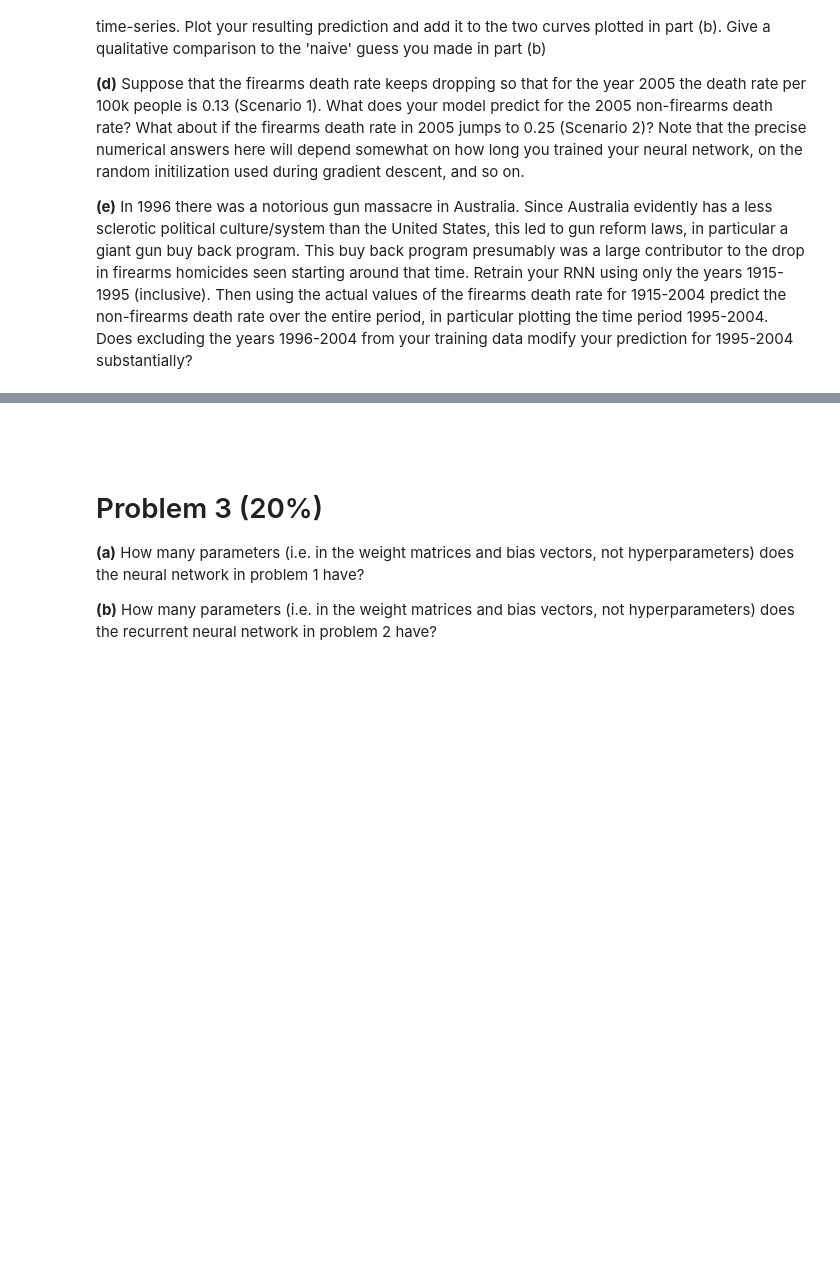
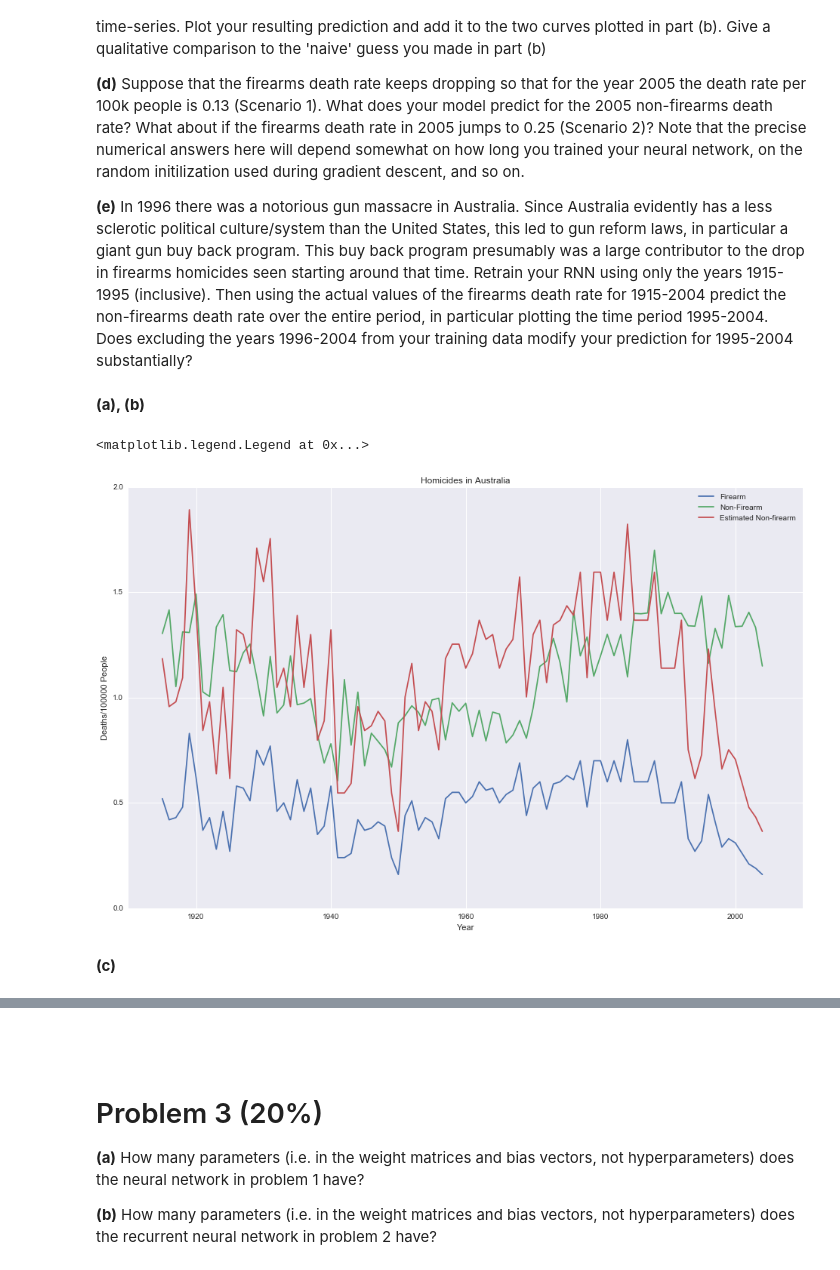
Before and after one commit to afcarl/machine_learning, a Jupyter notebook: homework5/nn2_hw.ipynb, the cells around one changed output, grey strips where cells are left out. Cells and saved outputs as stored; diff of their text form; code cells hidden in the pictures; blank space fills up the shorter version.

```diff
--- a/homework5/nn2_hw.ipynb
+++ b/homework5/nn2_hw.ipynb
@@ -118,3 +118,5 @@ __(c)__ Train a RNN with 3 hidden units that uses the firearms time-series to pr
 __(d)__ Suppose that the firearms death rate keeps dropping so that for the year 2005 the death rate per 100k people is 0.13 (Scenario 1). What does your model predict for the 2005 non-firearms death rate? What about if the firearms death rate in 2005 jumps to 0.25 (Scenario 2)? Note that the precise numerical answers here will depend somewhat on how long you trained your neural network, on the random initilization used during gradient descent, and so on.
 
 __(e)__ In 1996 there was a notorious gun massacre in Australia. Since Australia evidently has a less sclerotic political culture/system than the United States, this led to gun reform laws, in particular a giant gun buy back program. This buy back program presumably was a large contributor to the drop in firearms homicides seen starting around that time. Retrain your RNN using only the years 1915-1995 (inclusive). Then using the actual values of the firearms death rate for 1915-2004 predict the non-firearms death rate over the entire period, in particular plotting the time period 1995-2004. Does excluding the years 1996-2004 from your training data modify your prediction for 1995-2004 substantially?
+# %% [markdown]
+__(a), (b)__
@@ -120,0 +125,19 @@ __(e)__ In 1996 there was a notorious gun massacre in Australia. Since Australia
+# %%
+homicides = pd.read_csv('deaths-from-homicides.csv', dtype={'Year': int})
+# %%
+figure, ax = plt.subplots(figsize=(16,10))
+ax.plot(homicides.Year, homicides.Firearm, label="Firearm")
+ax.plot(homicides.Year, homicides['Non firearm'], label="Non-Firearm")
+ax.plot(homicides.Year,homicides.Firearm*(homicides['Non firearm'].mean()/homicides.Firearm.mean()), label="Estimated Non-firearm")
+
+ax.set_xlabel('Year')
+ax.set_ylabel('Deaths/100000 People')
+ax.set_title('Homicides in Australia')
+
+# Add the legend, put it in the upper left so it doesn't conflict with data
+ax.legend()
+# %% [output]
+<matplotlib.legend.Legend at 0x...>
+[figure, added]
+# %% [markdown]
+__(c)__
```
Also changed, not shown: parts of 14 cells of this notebook, 2 other files.
